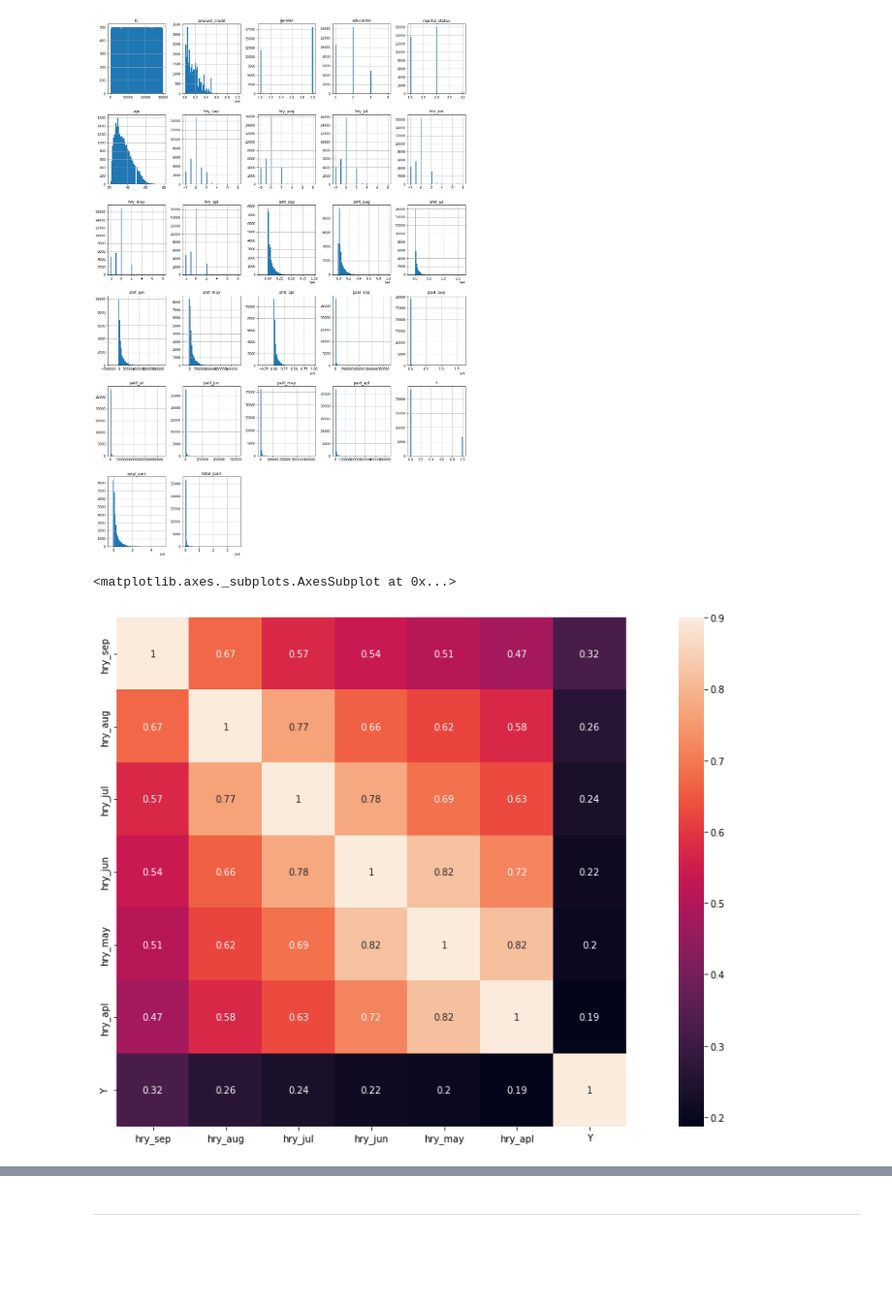
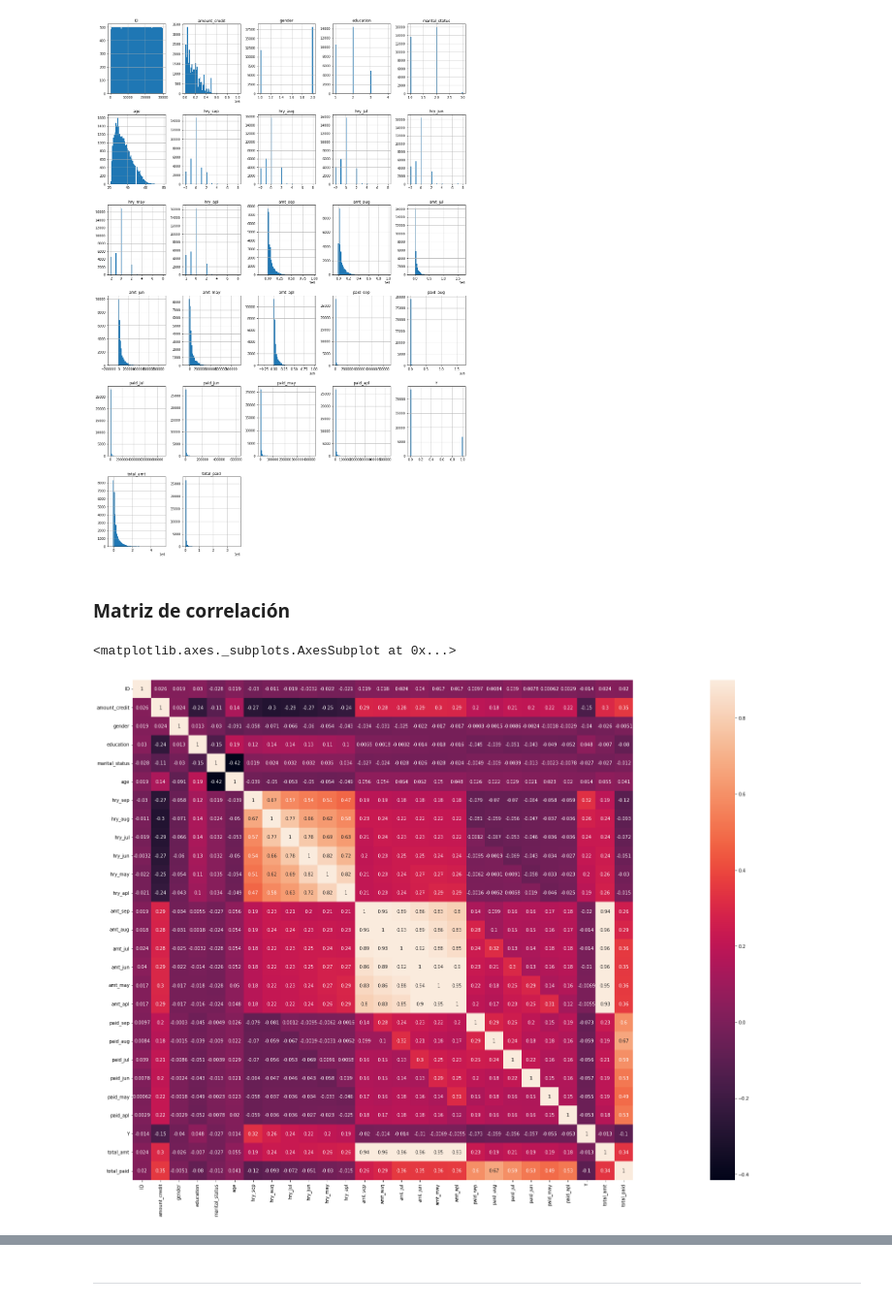
Before and after one commit to PosgradoMNA/actividades-del-projecto-teammexcol, a Jupyter notebook: Proyecto_Avances/Semana3_Actividad1.ipynb, the cells around one changed output, grey strips where cells are left out. Shown: that part at 97% size. Drawn from its saved outputs; the diff is of its cells as text; code cells hidden in the pictures; blank space fills up the shorter version.

```diff
--- a/Proyecto_Avances/Semana3_Actividad1.ipynb
+++ b/Proyecto_Avances/Semana3_Actividad1.ipynb
@@ -416,12 +438,14 @@ array([[<matplotlib.axes._subplots.AxesSubplot object at 0x...>,
         <matplotlib.axes._subplots.AxesSubplot object at 0x...>]],
       dtype=object)
 [figure]
+# %% [markdown]
+### Matriz de correlación
 # %%
-corrmat = df_copy.corr()
+corrmat = df.corr()
 # %%
 import seaborn as sns
-f, ax = plt.subplots(figsize = (20,10))
+f, ax = plt.subplots(figsize = (60,20))
 sns.heatmap(corrmat, vmax = .9, square = True,annot = True)
 # %% [output]
 <matplotlib.axes._subplots.AxesSubplot at 0x...>
-[figure, old version]
+[figure, new version]
```
Also changed, not shown: parts of 25 cells of this notebook.
